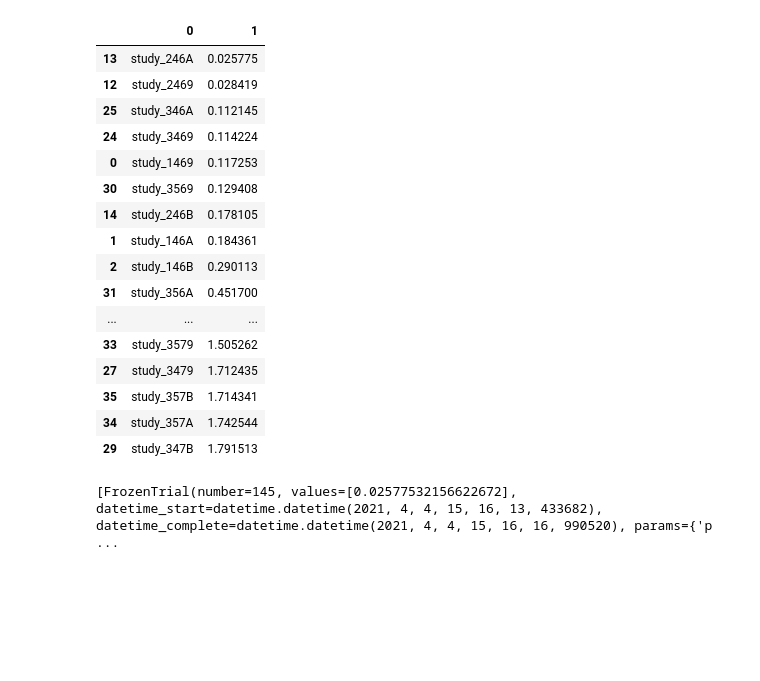
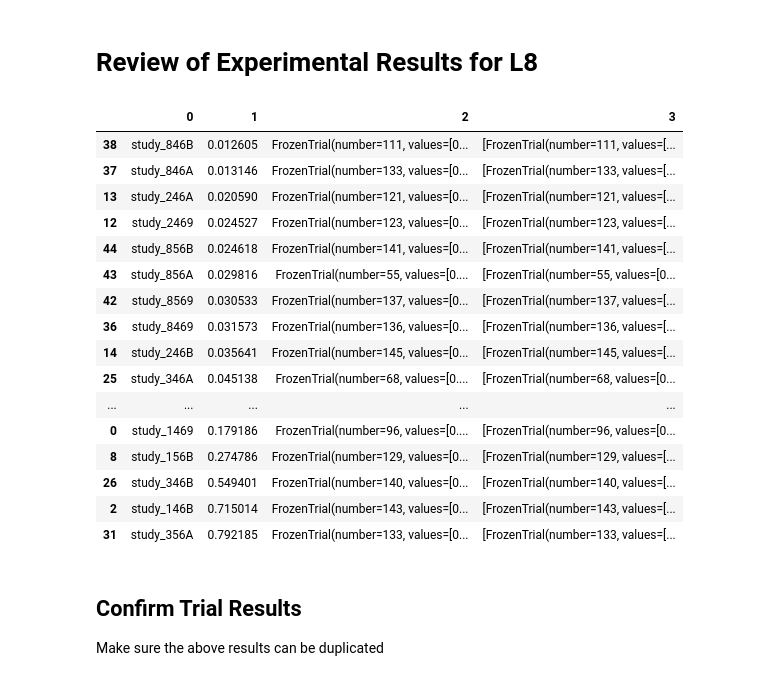
Before and after one commit to brooke-w/explore-esn, a Jupyter notebook: Lazy 8/Architecture Results Review.ipynb, the cells around one changed output. Cells and saved outputs as stored; diff of their text form; code cells hidden in the pictures; blank space fills up the shorter version.

```diff
--- a/Lazy 8/Architecture Results Review.ipynb
+++ b/Lazy 8/Architecture Results Review.ipynb
@@ -1,3 +1,5 @@
+# %% [markdown]
+# Review of Experimental Results for L8
 # %%
 import numpy as np
 import pandas as pd
@@ -45,28 +52,40 @@ studies = pd.DataFrame([
     ["study_356B", joblib.load('L8-experiment-' + str(df[32]) + ".pkl").best_value, joblib.load('L8-experiment-' + str(df[32]) + ".pkl").best_trial, joblib.load('L8-experiment-' + str(df[32]) + ".pkl").best_trials],
     ["study_3579", joblib.load('L8-experiment-' + str(df[33]) + ".pkl").best_value, joblib.load('L8-experiment-' + str(df[33]) + ".pkl").best_trial, joblib.load('L8-experiment-' + str(df[33]) + ".pkl").best_trials],
     ["study_357A", joblib.load('L8-experiment-' + str(df[34]) + ".pkl").best_value, joblib.load('L8-experiment-' + str(df[34]) + ".pkl").best_trial, joblib.load('L8-experiment-' + str(df[34]) + ".pkl").best_trials],
-    ["study_357B", joblib.load('L8-experiment-' + str(df[35]) + ".pkl").best_value, joblib.load('L8-experiment-' + str(df[35]) + ".pkl").best_trial, joblib.load('L8-experiment-' + str(df[35]) + ".pkl").best_trials]])
+    ["study_357B", joblib.load('L8-experiment-' + str(df[35]) + ".pkl").best_value, joblib.load('L8-experiment-' + str(df[35]) + ".pkl").best_trial, joblib.load('L8-experiment-' + str(df[35]) + ".pkl").best_trials],
+    ["study_8469", joblib.load('L8-experiment-' + str(df[36]) + ".pkl").best_value, joblib.load('L8-experiment-' + str(df[36]) + ".pkl").best_trial, joblib.load('L8-experiment-' + str(df[36]) + ".pkl").best_trials],
+    ["study_846A", joblib.load('L8-experiment-' + str(df[37]) + ".pkl").best_value, joblib.load('L8-experiment-' + str(df[37]) + ".pkl").best_trial, joblib.load('L8-experiment-' + str(df[37]) + ".pkl").best_trials],
+    ["study_846B", joblib.load('L8-experiment-' + str(df[38]) + ".pkl").best_value, joblib.load('L8-experiment-' + str(df[38]) + ".pkl").best_trial, joblib.load('L8-experiment-' + str(df[38]) + ".pkl").best_trials],
+    ["study_8479", joblib.load('L8-experiment-' + str(df[39]) + ".pkl").best_value, joblib.load('L8-experiment-' + str(df[39]) + ".pkl").best_trial, joblib.load('L8-experiment-' + str(df[39]) + ".pkl").best_trials],
+    ["study_847A", joblib.load('L8-experiment-' + str(df[40]) + ".pkl").best_value, joblib.load('L8-experiment-' + str(df[40]) + ".pkl").best_trial, joblib.load('L8-experiment-' + str(df[40]) + ".pkl").best_trials],
+    ["study_847B", joblib.load('L8-experiment-' + str(df[41]) + ".pkl").best_value, joblib.load('L8-experiment-' + str(df[41]) + ".pkl").best_trial, joblib.load('L8-experiment-' + str(df[41]) + ".pkl").best_trials],
+    ["study_8569", joblib.load('L8-experiment-' + str(df[42]) + ".pkl").best_value, joblib.load('L8-experiment-' + str(df[42]) + ".pkl").best_trial, joblib.load('L8-experiment-' + str(df[42]) + ".pkl").best_trials],
+    ["study_856A", joblib.load('L8-experiment-' + str(df[43]) + ".pkl").best_value, joblib.load('L8-experiment-' + str(df[43]) + ".pkl").best_trial, joblib.load('L8-experiment-' + str(df[43]) + ".pkl").best_trials],
+    ["study_856B", joblib.load('L8-experiment-' + str(df[44]) + ".pkl").best_value, joblib.load('L8-experiment-' + str(df[44]) + ".pkl").best_trial, joblib.load('L8-experiment-' + str(df[44]) + ".pkl").best_trials],
+    ["study_8579", joblib.load('L8-experiment-' + str(df[45]) + ".pkl").best_value, joblib.load('L8-experiment-' + str(df[45]) + ".pkl").best_trial, joblib.load('L8-experiment-' + str(df[45]) + ".pkl").best_trials],
+    ["study_857A", joblib.load('L8-experiment-' + str(df[46]) + ".pkl").best_value, joblib.load('L8-experiment-' + str(df[46]) + ".pkl").best_trial, joblib.load('L8-experiment-' + str(df[46]) + ".pkl").best_trials],
+    ["study_857B", joblib.load('L8-experiment-' + str(df[47]) + ".pkl").best_value, joblib.load('L8-experiment-' + str(df[47]) + ".pkl").best_trial, joblib.load('L8-experiment-' + str(df[47]) + ".pkl").best_trials]])
 # %%
-studies.sort_values(by=1)
+studies = studies.sort_values(by=1)
+studies.head(20)
 # %% [output]
-|  | 0 | 1 |
-| 13 | study_246A | 0.025775 |
-| 12 | study_2469 | 0.028419 |
-| 25 | study_346A | 0.112145 |
-| 24 | study_3469 | 0.114224 |
-| 0 | study_1469 | 0.117253 |
-| 30 | study_3569 | 0.129408 |
-| 14 | study_246B | 0.178105 |
-| 1 | study_146A | 0.184361 |
-| 2 | study_146B | 0.290113 |
-| 31 | study_356A | 0.451700 |
-| ... | ... | ... |
-| 33 | study_3579 | 1.505262 |
-| 27 | study_3479 | 1.712435 |
-| 35 | study_357B | 1.714341 |
-| 34 | study_357A | 1.742544 |
-| 29 | study_347B | 1.791513 |
+|  | 0 | 1 | 2 | 3 |
+| 38 | study_846B | 0.012605 | FrozenTrial(number=111, values=[0... | [FrozenTrial(number=111, values=[... |
+| 37 | study_846A | 0.013146 | FrozenTrial(number=133, values=[0... | [FrozenTrial(number=133, values=[... |
+| 13 | study_246A | 0.020590 | FrozenTrial(number=121, values=[0... | [FrozenTrial(number=121, values=[... |
+| 12 | study_2469 | 0.024527 | FrozenTrial(number=123, values=[0... | [FrozenTrial(number=123, values=[... |
+| 44 | study_856B | 0.024618 | FrozenTrial(number=141, values=[0... | [FrozenTrial(number=141, values=[... |
+| 43 | study_856A | 0.029816 | FrozenTrial(number=55, values=[0.... | [FrozenTrial(number=55, values=[0... |
+| 42 | study_8569 | 0.030533 | FrozenTrial(number=137, values=[0... | [FrozenTrial(number=137, values=[... |
+| 36 | study_8469 | 0.031573 | FrozenTrial(number=136, values=[0... | [FrozenTrial(number=136, values=[... |
+| 14 | study_246B | 0.035641 | FrozenTrial(number=145, values=[0... | [FrozenTrial(number=145, values=[... |
+| 25 | study_346A | 0.045138 | FrozenTrial(number=68, values=[0.... | [FrozenTrial(number=68, values=[0... |
+| ... | ... | ... | ... | ... |
+| 0 | study_1469 | 0.179186 | FrozenTrial(number=96, values=[0.... | [FrozenTrial(number=96, values=[0... |
+| 8 | study_156B | 0.274786 | FrozenTrial(number=129, values=[0... | [FrozenTrial(number=129, values=[... |
+| 26 | study_346B | 0.549401 | FrozenTrial(number=140, values=[0... | [FrozenTrial(number=140, values=[... |
+| 2 | study_146B | 0.715014 | FrozenTrial(number=143, values=[0... | [FrozenTrial(number=143, values=[... |
+| 31 | study_356A | 0.792185 | FrozenTrial(number=133, values=[0... | [FrozenTrial(number=133, values=[... |
-# %%
-studies.iloc[13,3]
-# %% [output]
-[FrozenTrial(number=145, values=[0.02577532156622672], datetime_start=datetime.datetime(2021, 4, 4, 15, 16, 13, 433682), datetime_complete=datetime.datetime(2021, 4, 4, 15, 16, 16, 990520), params={'p ...
+# %% [markdown]
+## Confirm Trial Results
+Make sure the above results can be duplicated
```
Also changed, not shown: parts of 9 cells of this notebook, 58 other files.
